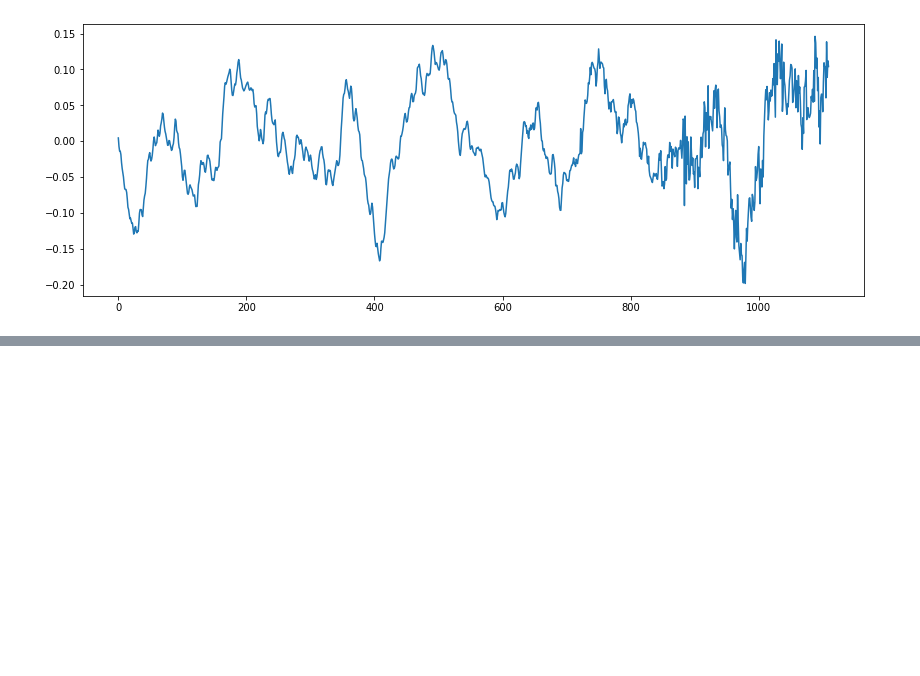
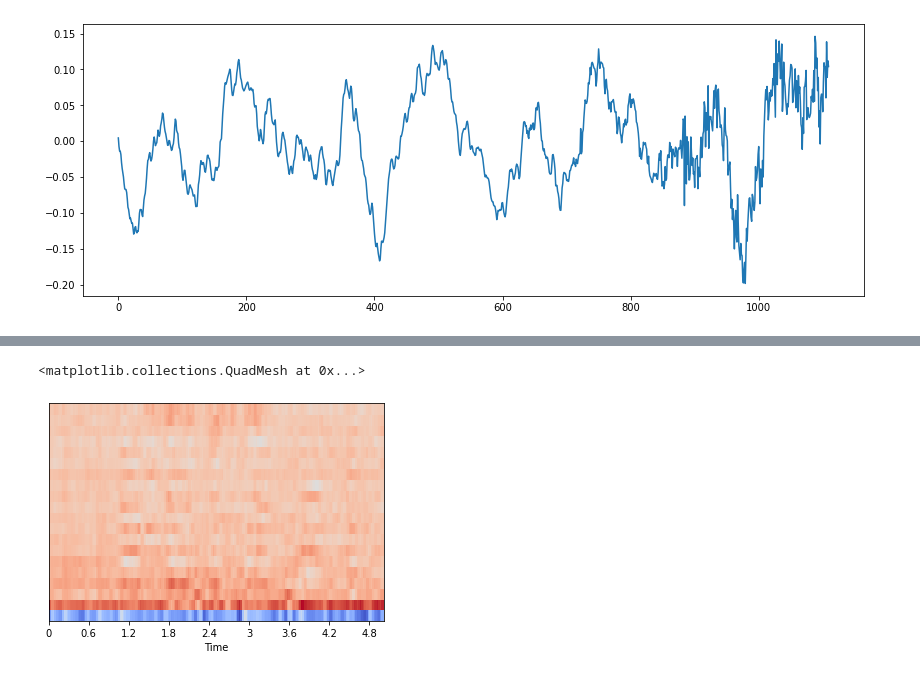
Before and after one commit to necronet/Notebooks, a Jupyter notebook: DSP/AudioFeatureExtraction.ipynb, the cells around one changed output, grey strips where cells are left out. Cells and saved outputs as stored; diff of their text form; code cells hidden in the pictures; blank space fills up the shorter version.

```diff
--- a/DSP/AudioFeatureExtraction.ipynb
+++ b/DSP/AudioFeatureExtraction.ipynb
@@ -69,0 +140,7 @@ plt.scatter(X[zero_crossings], y[x0:x1][zero_crossings], c='r')
+# %%
+mfccs = librosa.feature.mfcc(y, sr=sr)
+# %%
+librosa.display.specshow(mfccs, sr=sr, x_axis='time')
+# %% [output]
+<matplotlib.collections.QuadMesh at 0x...>
+[figure, added]
```
Also changed, not shown: parts of 17 cells of this notebook.
